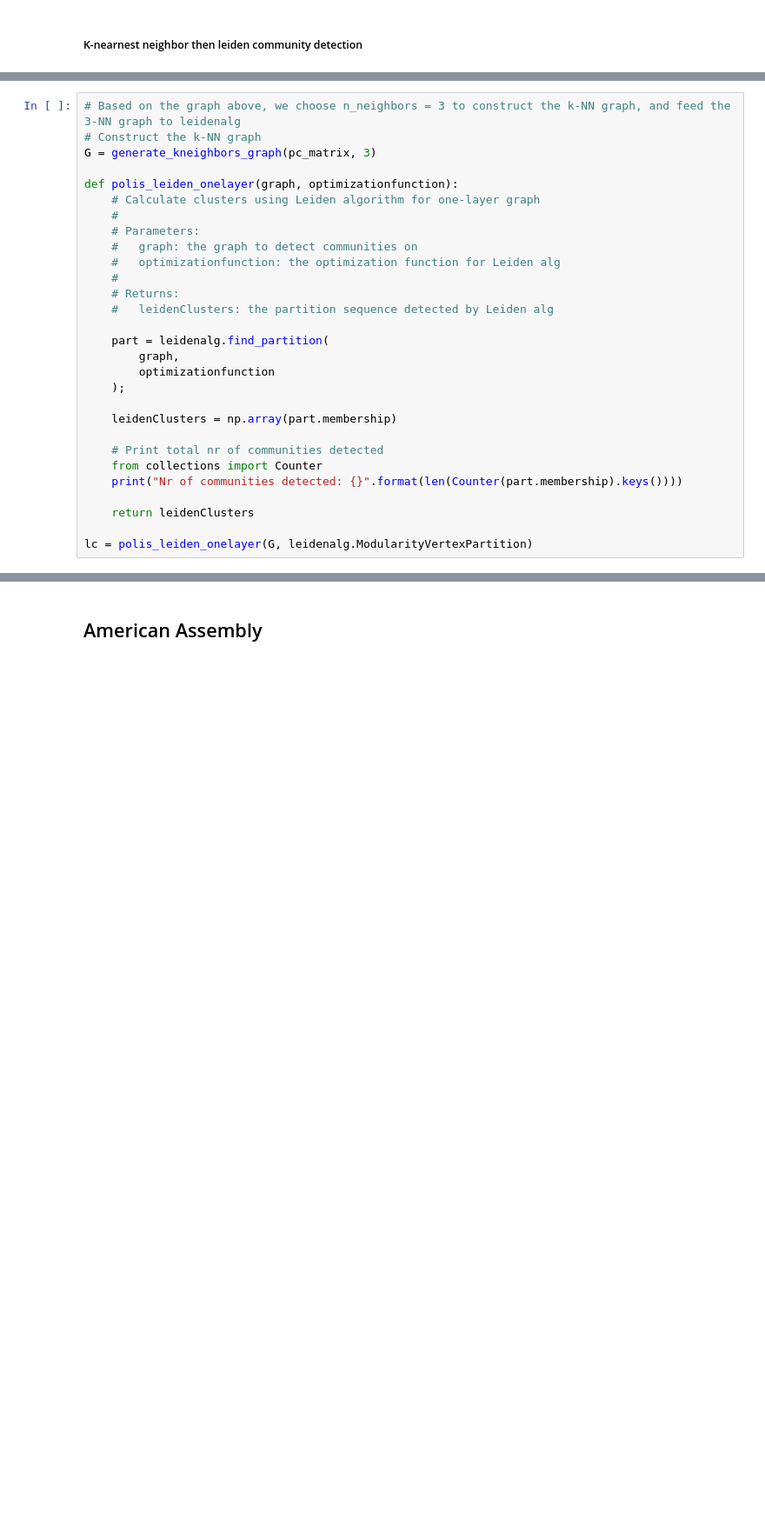
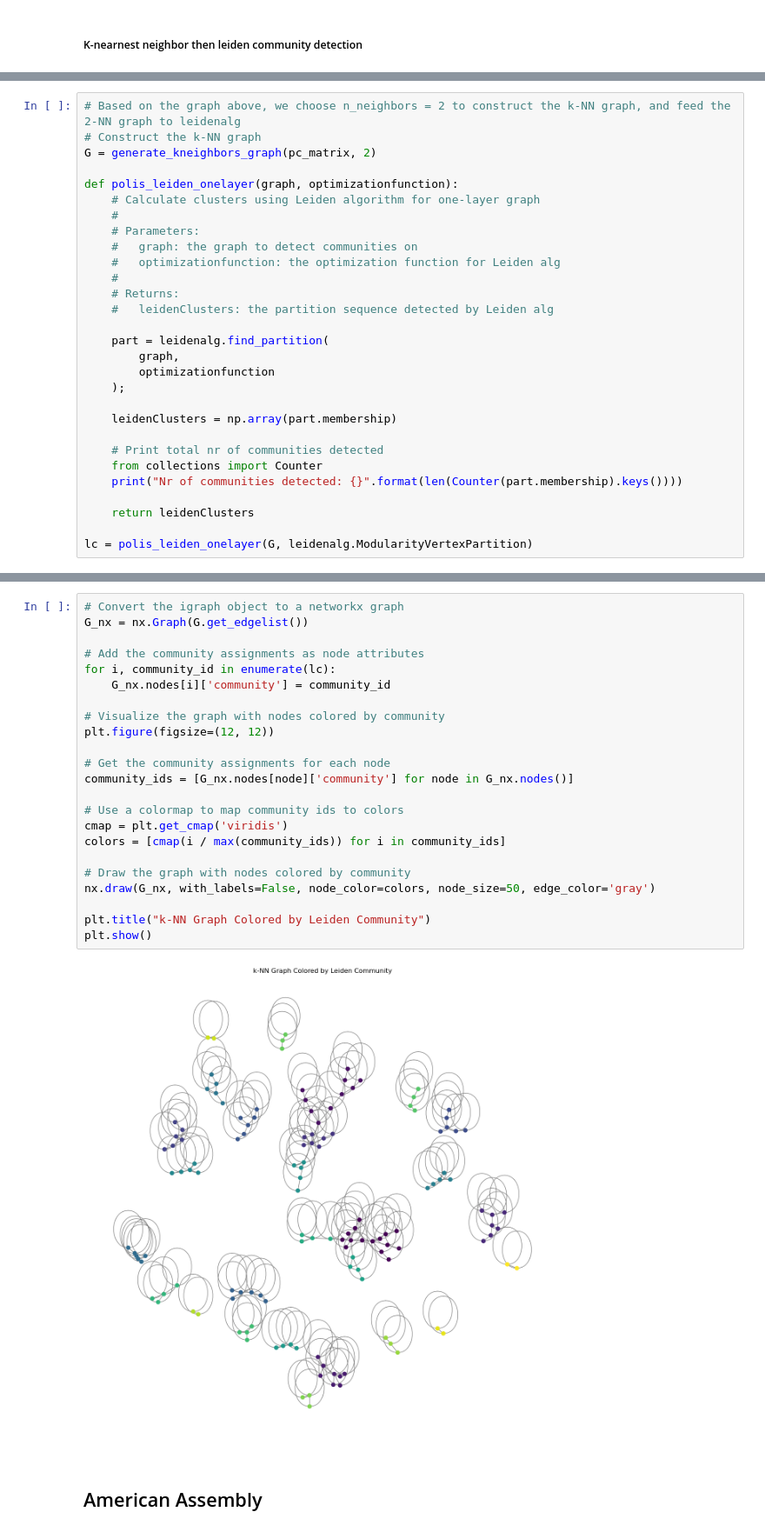
Before and after one commit to yunghsuanwu/polisdata_exp, a Jupyter notebook: dataexploration_140525.ipynb, the cells around one changed output, grey strips where cells are left out. Shown at 87% size. Drawn from its saved outputs; the diff is of its cells as text; blank space fills up the shorter version.

```diff
--- a/dataexploration_140525.ipynb
+++ b/dataexploration_140525.ipynb
@@ -371,7 +371,7 @@ For n_neighbors = 20, number of connected components = 1
 # %%
-# Based on the graph above, we choose n_neighbors = 3 to construct the k-NN graph, and feed the 3-NN graph to leidenalg
+# Based on the graph above, we choose n_neighbors = 2 to construct the k-NN graph, and feed the 2-NN graph to leidenalg
 # Construct the k-NN graph
-G = generate_kneighbors_graph(pc_matrix, 3)
+G = generate_kneighbors_graph(pc_matrix, 2)
 
 def polis_leiden_onelayer(graph, optimizationfunction):
     # Calculate clusters using Leiden algorithm for one-layer graph
@@ -404,3 +404,28 @@ Nr of communities detected: 16
+# %%
+# Convert the igraph object to a networkx graph
+G_nx = nx.Graph(G.get_edgelist())
+
+# Add the community assignments as node attributes
+for i, community_id in enumerate(lc):
+    G_nx.nodes[i]['community'] = community_id
+
+# Visualize the graph with nodes colored by community
+plt.figure(figsize=(12, 12))
+
+# Get the community assignments for each node
+community_ids = [G_nx.nodes[node]['community'] for node in G_nx.nodes()]
+
+# Use a colormap to map community ids to colors
+cmap = plt.get_cmap('viridis')
+colors = [cmap(i / max(community_ids)) for i in community_ids]
+
+# Draw the graph with nodes colored by community
+nx.draw(G_nx, with_labels=False, node_color=colors, node_size=50, edge_color='gray')
+
+plt.title("k-NN Graph Colored by Leiden Community")
+plt.show()
+# %% [output]
+[figure, added]
 # %% [markdown]
 ## American Assembly
 # %%
```
Also changed, not shown: parts of 4 cells of this notebook, 1 other file.
